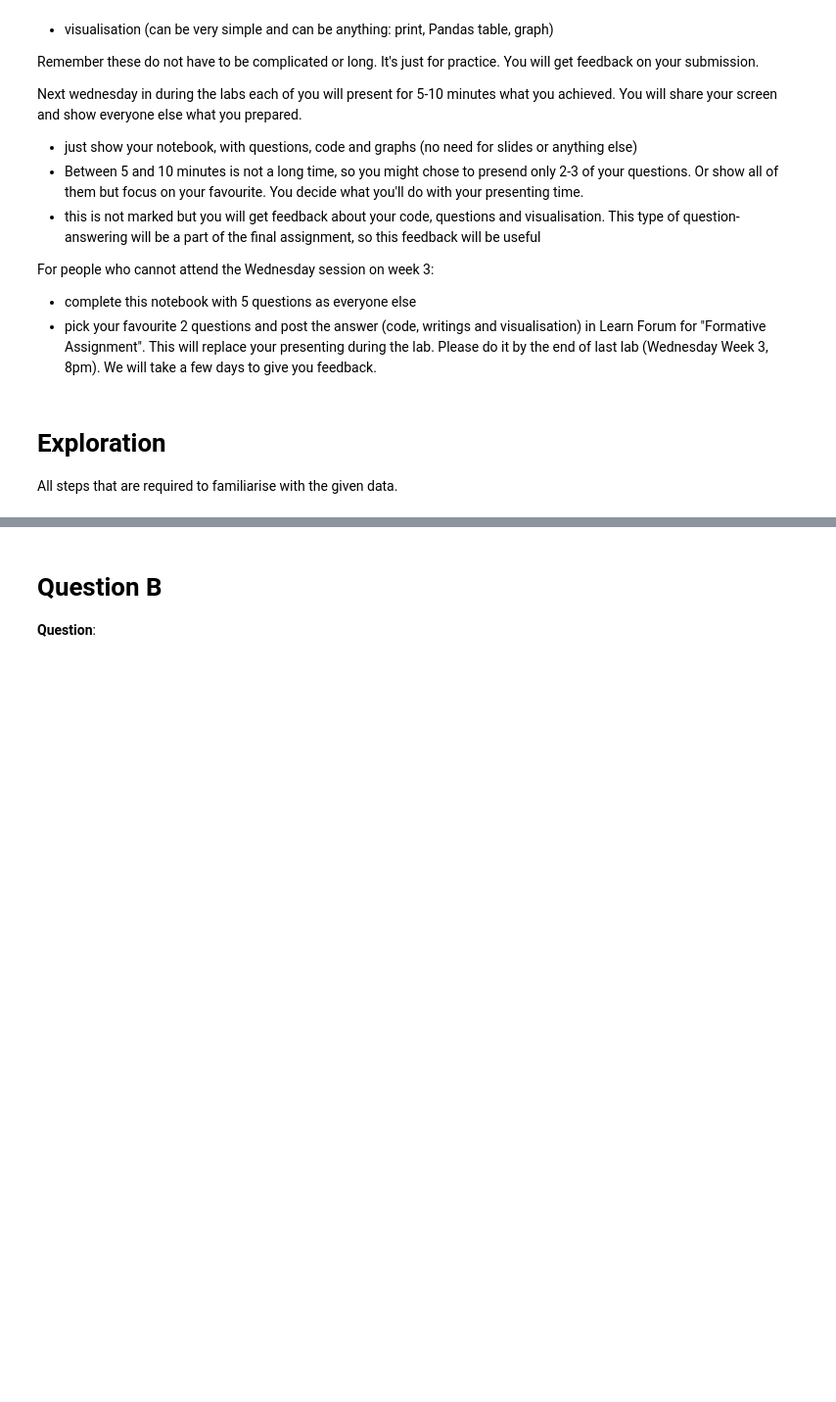
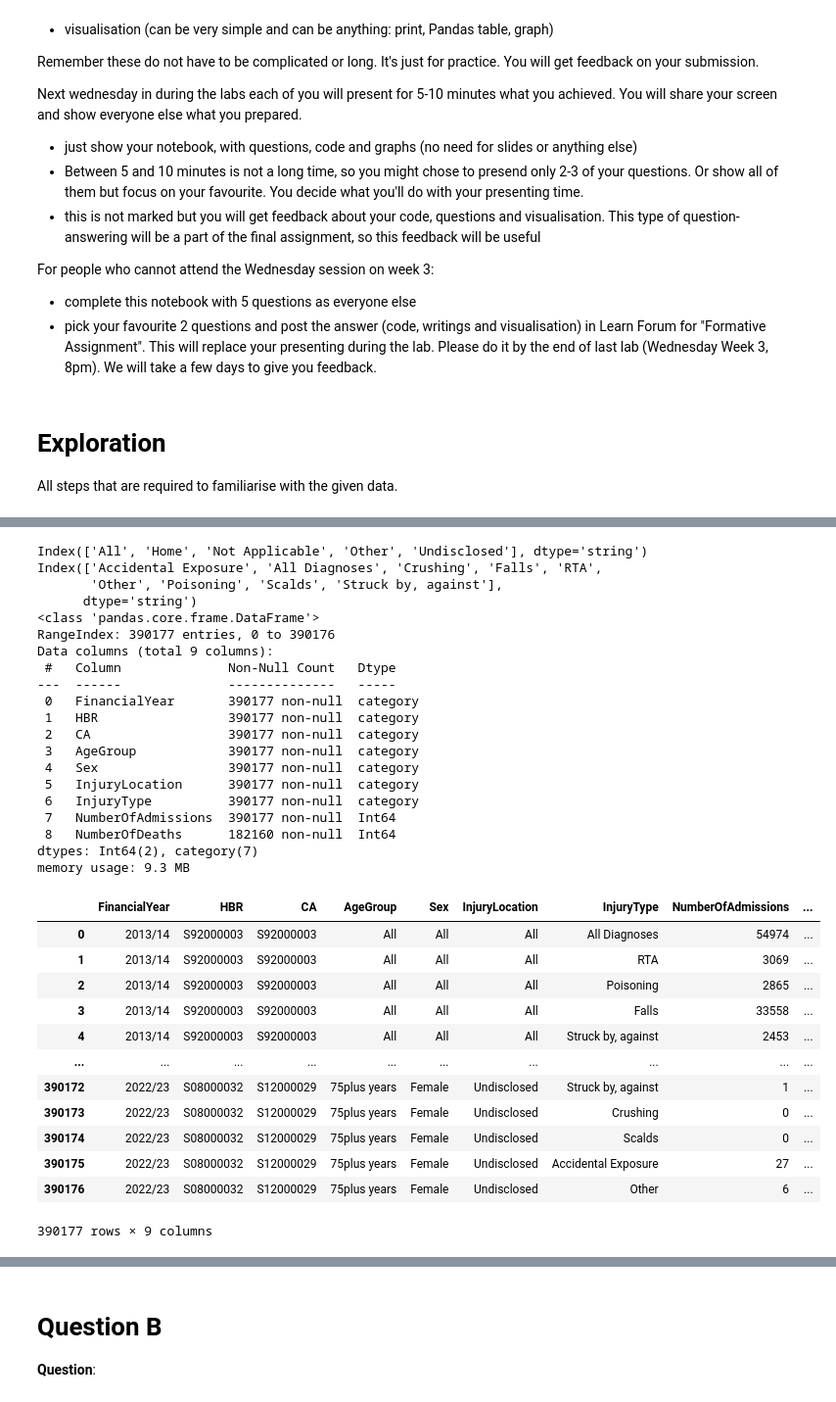
Before and after one commit to DrBenjamin/Applied-Software-Development-in-Health-and-Social-Care, a Jupyter notebook: 3_1_Task_to_present_next_week/Week 3 Task - Unintentional Injuries Dataset v1.0.ipynb, the cells around one changed output, grey strips where cells are left out. Shown at 98% size. Drawn from its saved outputs; the diff is of its cells as text; code cells hidden in the pictures; blank space fills up the shorter version.

```diff
--- a/3_1_Task_to_present_next_week/Week 3 Task - Unintentional Injuries Dataset v1.0.ipynb
+++ b/3_1_Task_to_present_next_week/Week 3 Task - Unintentional Injuries Dataset v1.0.ipynb
@@ -123,0 +181,48 @@ deaths_df
+# %%
+## Combine datasets
+# Mapping category levels
+deaths_df['InjuryLocation'] = deaths_df['InjuryLocation'].replace({'Not applicable': 'Not Applicable'})#.astype('category')
+print(deaths_df['InjuryLocation'].cat.categories)
+deaths_df['InjuryType'] = deaths_df['InjuryType'].replace({'Accidental exposure': 'Accidental Exposure', 'All': 'All Diagnoses', 'Land transport accidents': 'RTA', 'Struck by,against': 'Struck by, against'})
+print(deaths_df['InjuryType'].cat.categories)
+
+# Merging the two datasets
+admissions_deaths_df = pd.merge(admissions_df, deaths_df, left_on=['FinancialYear', 'HBR', 'CA', 'AgeGroup', 'Sex', 'InjuryLocation', 'InjuryType'], right_on=['Year', 'HBR', 'CA', 'AgeGroup', 'Sex', 'InjuryLocation', 'InjuryType'], how='left')
+admissions_deaths_df.drop(columns=['Year'], inplace=True)
+admissions_deaths_df.rename(columns={'NumberofDeaths': 'NumberOfDeaths'}, inplace=True)
+admissions_deaths_df.info()
+admissions_deaths_df
+# %% [output]
+Index(['All', 'Home', 'Not Applicable', 'Other', 'Undisclosed'], dtype='string')
+Index(['Accidental Exposure', 'All Diagnoses', 'Crushing', 'Falls', 'RTA',
+       'Other', 'Poisoning', 'Scalds', 'Struck by, against'],
+      dtype='string')
+<class 'pandas.core.frame.DataFrame'>
+RangeIndex: 390177 entries, 0 to 390176
+Data columns (total 9 columns):
+ #   Column              Non-Null Count   Dtype
+---  ------              --------------   -----
+ 0   FinancialYear       390177 non-null  category
+ 1   HBR                 390177 non-null  category
+ 2   CA                  390177 non-null  category
+ 3   AgeGroup            390177 non-null  category
+ 4   Sex                 390177 non-null  category
+ 5   InjuryLocation      390177 non-null  category
+ 6   InjuryType          390177 non-null  category
+ 7   NumberOfAdmissions  390177 non-null  Int64
+ 8   NumberOfDeaths      182160 non-null  Int64
+dtypes: Int64(2), category(7)
+memory usage: 9.3 MB
+|  | FinancialYear | HBR | CA | AgeGroup | Sex | InjuryLocation | InjuryType | NumberOfAdmissions | ... |
+| 0 | 2013/14 | S92000003 | S92000003 | All | All | All | All Diagnoses | 54974 | ... |
+| 1 | 2013/14 | S92000003 | S92000003 | All | All | All | RTA | 3069 | ... |
+| 2 | 2013/14 | S92000003 | S92000003 | All | All | All | Poisoning | 2865 | ... |
+| 3 | 2013/14 | S92000003 | S92000003 | All | All | All | Falls | 33558 | ... |
+| 4 | 2013/14 | S92000003 | S92000003 | All | All | All | Struck by, against | 2453 | ... |
+| ... | ... | ... | ... | ... | ... | ... | ... | ... | ... |
+| 390172 | 2022/23 | S08000032 | S12000029 | 75plus years | Female | Undisclosed | Struck by, against | 1 | ... |
+| 390173 | 2022/23 | S08000032 | S12000029 | 75plus years | Female | Undisclosed | Crushing | 0 | ... |
+| 390174 | 2022/23 | S08000032 | S12000029 | 75plus years | Female | Undisclosed | Scalds | 0 | ... |
+| 390175 | 2022/23 | S08000032 | S12000029 | 75plus years | Female | Undisclosed | Accidental Exposure | 27 | ... |
+| 390176 | 2022/23 | S08000032 | S12000029 | 75plus years | Female | Undisclosed | Other | 6 | ... |
+390177 rows × 9 columns
```
Also changed, not shown: parts of 10 cells of this notebook.
